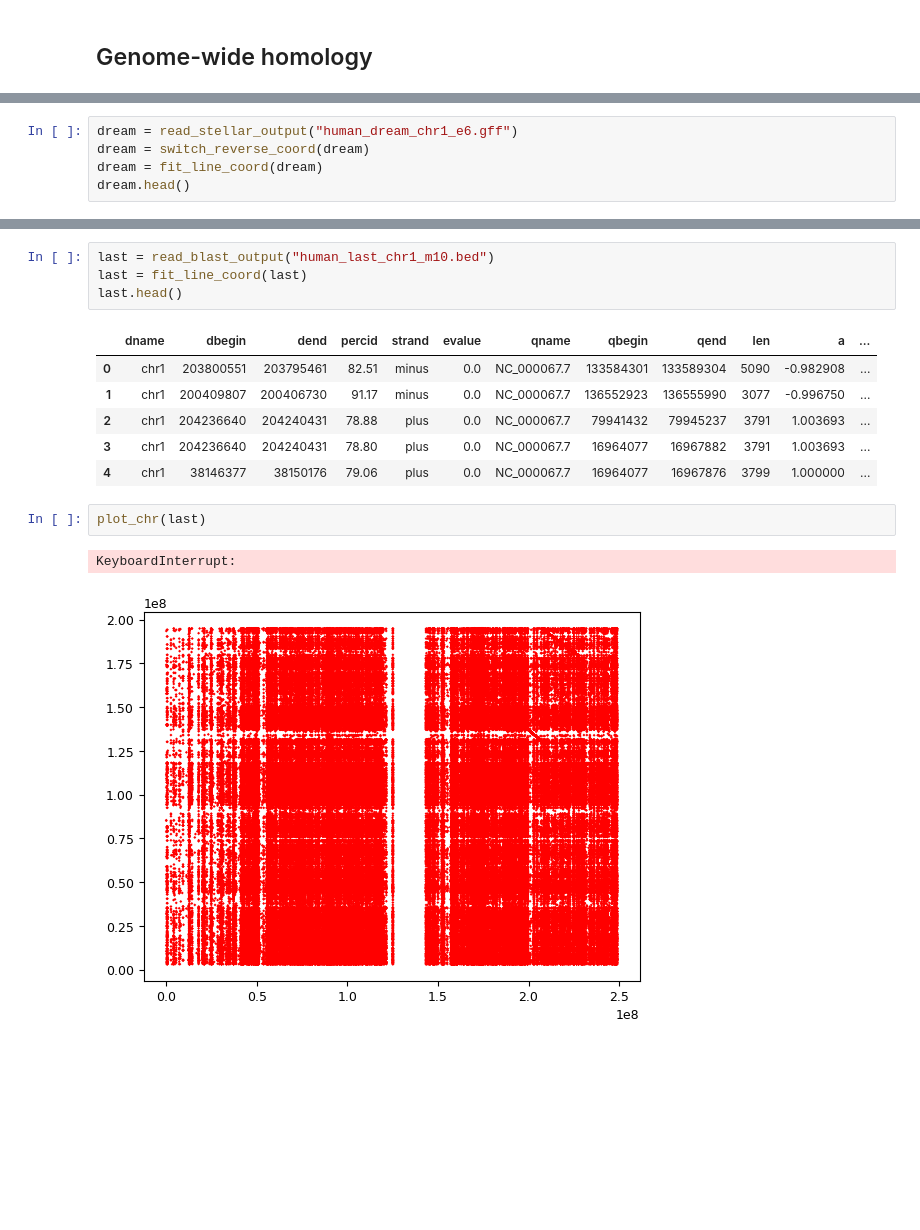
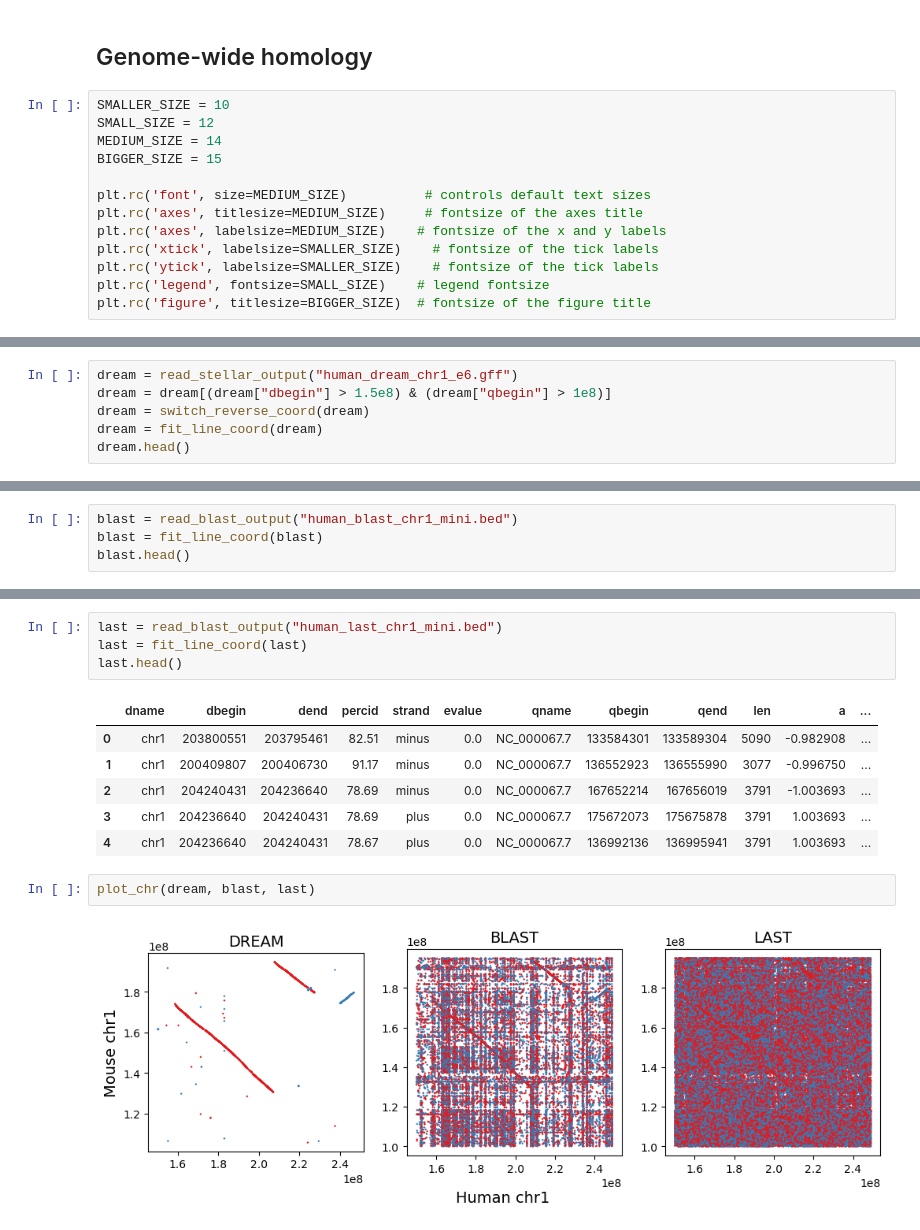
Before and after one commit to eaasna/DREAM-stellar-benchmark, a Jupyter notebook: work-python/homologs/Homologs.ipynb, the cells around one changed output, grey strips where cells are left out. Saved outputs shown, nothing was run; the diff lists cells and outputs as text; blank space fills up the shorter version.

```diff
--- a/work-python/homologs/Homologs.ipynb
+++ b/work-python/homologs/Homologs.ipynb
@@ -796,3 +677,16 @@ plot_gene_alignments_manual(gene_id, qname, lower_lim = 2.2e7)
 # %% [markdown]
 ## Genome-wide homology
+# %%
+SMALLER_SIZE = 10
+SMALL_SIZE = 12
+MEDIUM_SIZE = 14
+BIGGER_SIZE = 15
+
+plt.rc('font', size=MEDIUM_SIZE)          # controls default text sizes
+plt.rc('axes', titlesize=MEDIUM_SIZE)     # fontsize of the axes title
+plt.rc('axes', labelsize=MEDIUM_SIZE)    # fontsize of the x and y labels
+plt.rc('xtick', labelsize=SMALLER_SIZE)    # fontsize of the tick labels
+plt.rc('ytick', labelsize=SMALLER_SIZE)    # fontsize of the tick labels
+plt.rc('legend', fontsize=SMALL_SIZE)    # legend fontsize
+plt.rc('figure', titlesize=BIGGER_SIZE)  # fontsize of the figure title
 # %%
@@ -824,5 +731,6 @@ def plot_chr(matches):
 # %%
 dream = read_stellar_output("human_dream_chr1_e6.gff")
+dream = dream[(dream["dbegin"] > 1.5e8) & (dream["qbegin"] > 1e8)]
 dream = switch_reverse_coord(dream)
 dream = fit_line_coord(dream)
 dream.head()
@@ -855,0 +744,4 @@ plot_chr(dream)
+# %%
+blast = read_blast_output("human_blast_chr1_mini.bed")
+blast = fit_line_coord(blast)
+blast.head()
@@ -856,16 +755,15 @@ plot_chr(dream)
 # %%
-last = read_blast_output("human_last_chr1_m10.bed")
+last = read_blast_output("human_last_chr1_mini.bed")
 last = fit_line_coord(last)
 last.head()
 # %% [output]
 |  | dname | dbegin | dend | percid | strand | evalue | qname | qbegin | qend | len | a | ... |
 | 0 | chr1 | 203800551 | 203795461 | 82.51 | minus | 0.0 | NC_000067.7 | 133584301 | 133589304 | 5090 | -0.982908 | ... |
 | 1 | chr1 | 200409807 | 200406730 | 91.17 | minus | 0.0 | NC_000067.7 | 136552923 | 136555990 | 3077 | -0.996750 | ... |
-| 2 | chr1 | 204236640 | 204240431 | 78.88 | plus | 0.0 | NC_000067.7 | 79941432 | 79945237 | 3791 | 1.003693 | ... |
-| 3 | chr1 | 204236640 | 204240431 | 78.80 | plus | 0.0 | NC_000067.7 | 16964077 | 16967882 | 3791 | 1.003693 | ... |
-| 4 | chr1 | 38146377 | 38150176 | 79.06 | plus | 0.0 | NC_000067.7 | 16964077 | 16967876 | 3799 | 1.000000 | ... |
+| 2 | chr1 | 204240431 | 204236640 | 78.69 | minus | 0.0 | NC_000067.7 | 167652214 | 167656019 | 3791 | -1.003693 | ... |
+| 3 | chr1 | 204236640 | 204240431 | 78.69 | plus | 0.0 | NC_000067.7 | 175672073 | 175675878 | 3791 | 1.003693 | ... |
+| 4 | chr1 | 204236640 | 204240431 | 78.67 | plus | 0.0 | NC_000067.7 | 136992136 | 136995941 | 3791 | 1.003693 | ... |
 # %%
-plot_chr(last)
+plot_chr(dream, blast, last)
 # %% [output]
-KeyboardInterrupt:
-[figure, old version]
+[figure, new version]
```
Also changed, not shown: parts of 33 cells of this notebook.
